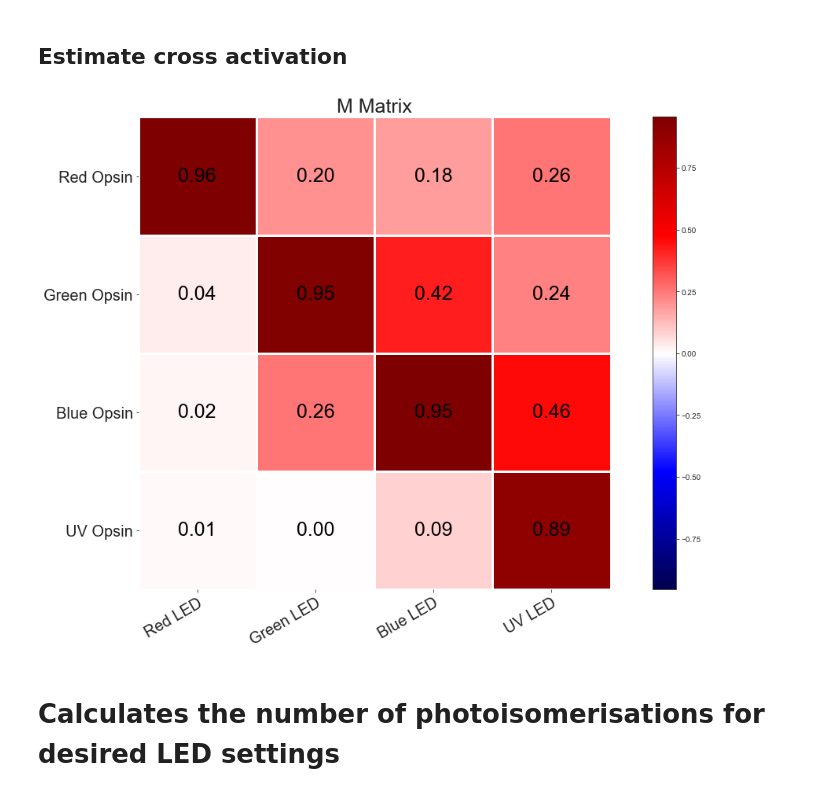
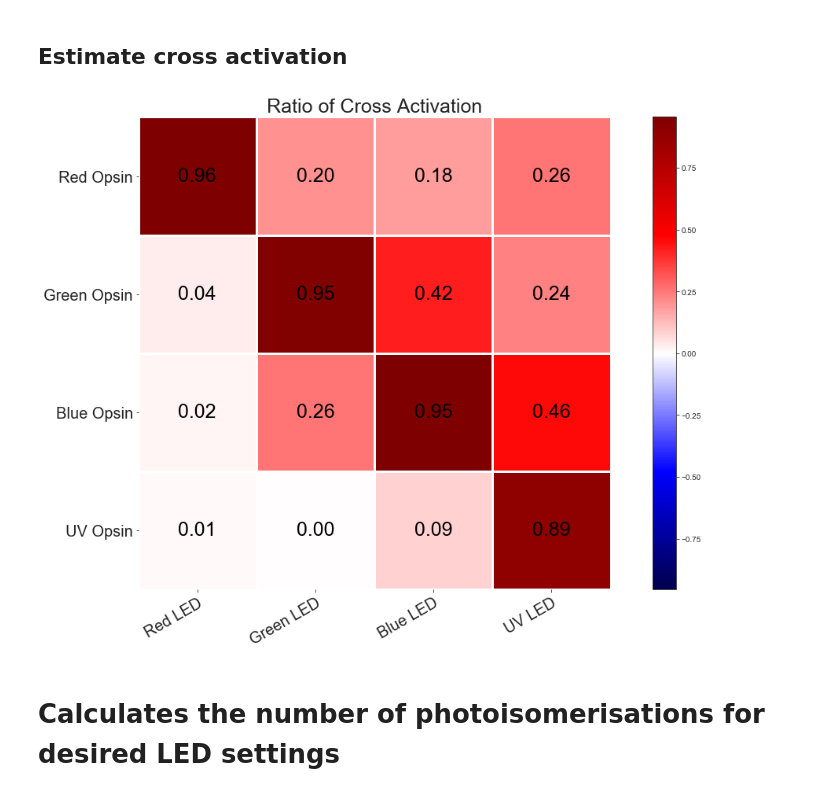
Before and after one commit to eulerlab/open-visual-stimulator, a Jupyter notebook: opsin_spectra_zebrafish.ipynb, the cells around one changed output. Cells and saved outputs as stored; diff of their text form; code cells hidden in the pictures.

```diff
--- a/opsin_spectra_zebrafish.ipynb
+++ b/opsin_spectra_zebrafish.ipynb
@@ -466,36 +465,35 @@ def normalise (myarray):
     myarray = myarray/np.nanmax(np.abs(myarray))
     return myarray
 
 # Display M matrix
 M1_Matrix = M1ef
 vmx = np.amax(np.abs(M1_Matrix.reshape(-1)))
 vmn = - vmx
 
 Cones = ["Red Opsin", "Green Opsin", "Blue Opsin", "UV Opsin"]
 LEDs = ["Red LED", "Green LED", "Blue LED","UV LED"]
 
 # We want to show all ticks...
 ax.set_xticks(np.arange(len(LEDs)))
 ax.set_yticks(np.arange(len(Cones)))
 # ... and label them with the respective list entries
 ax.set_xticklabels(LEDs)
 ax.set_yticklabels(Cones)
 
 # Rotate the tick labels and set their alignment.
 plt.setp(ax.get_xticklabels(), rotation=45, ha="left",rotation_mode="anchor")
 sns.set_style("white")
 
 fig, (ax1) = plt.subplots(1, 1, figsize=FigureSize)
 
 im, _ = heatmap(M1_Matrix, Cones, LEDs, ax=ax1, cmap="seismic", vmax = vmx, vmin = vmn)
 annotate_heatmap(im, valfmt="{x:.2f}", size=FigureFontSize+5)
 
-ax1.set_title('M Matrix', fontsize = FigureTitleSize)
+ax1.set_title('Ratio of Cross Activation', fontsize = FigureTitleSize)
 
 fig.tight_layout()
-plt.savefig("M Matrix.png")
 # %% [output]
-[figure, old version]
+[figure, new version]
 # %% [markdown]
 
 
```
Also changed, not shown: parts of 9 cells of this notebook.
